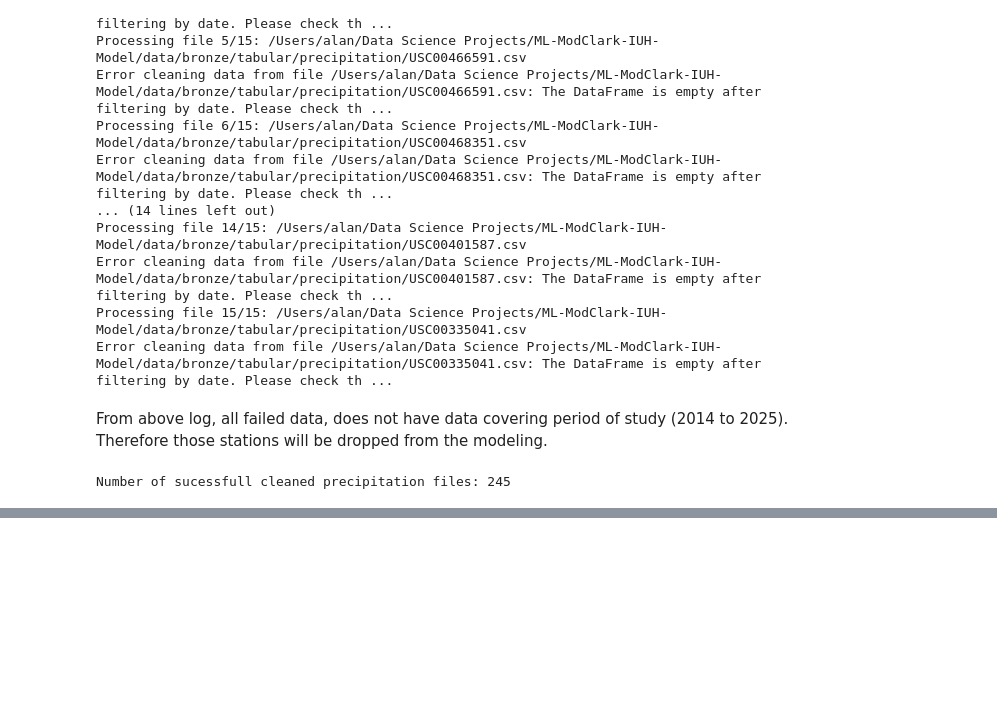
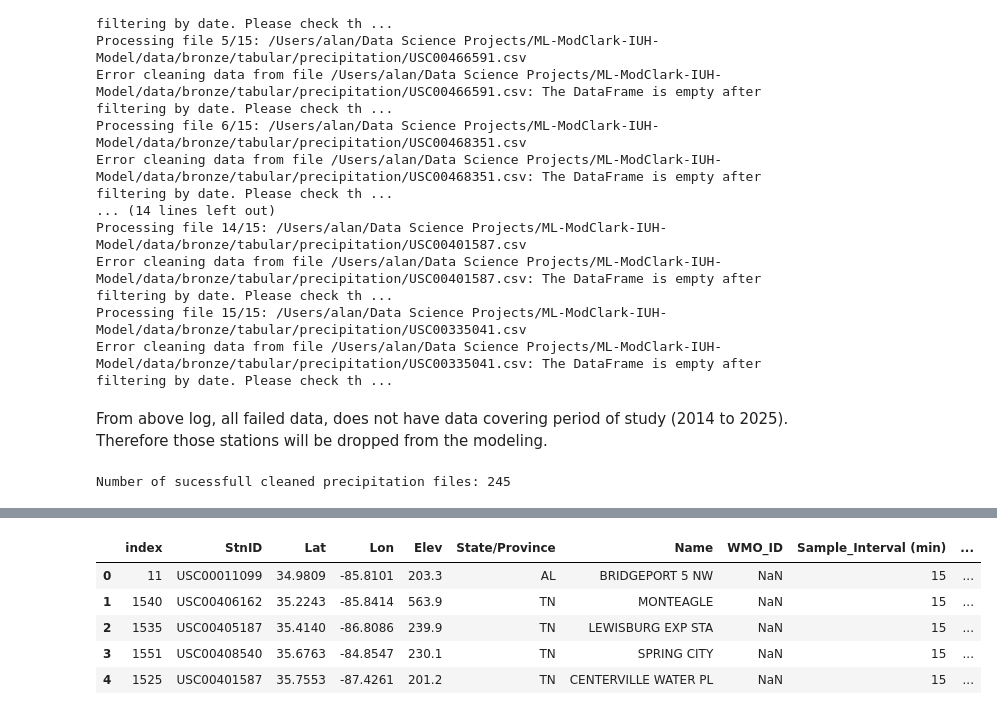
Before and after one commit to vpalvesalan/ML-ModClark-IUH-Model, a Jupyter notebook: notebooks/preprocessing/5_ppt_historical_data_preprocessing.ipynb, the cells around one changed output, grey strips where cells are left out. Drawn from its saved outputs; the diff is of its cells as text; code cells hidden in the pictures; blank space fills up the shorter version.

```diff
--- a/notebooks/preprocessing/5_ppt_historical_data_preprocessing.ipynb
+++ b/notebooks/preprocessing/5_ppt_historical_data_preprocessing.ipynb
@@ -776,0 +783,11 @@ Number of sucessfull cleaned precipitation files: 245
+# %%
+ppt_station_path = r'/Users/alan/Data Science Projects/ML-ModClark-IUH-Model/data/silver/geo/gpkg/study_area_ppt_stn.gpkg'
+ppt_station = gpd.read_file(ppt_station_path)
+ppt_station.head()
+# %% [output]
+|  | index | StnID | Lat | Lon | Elev | State/Province | Name | WMO_ID | Sample_Interval (min) | ... |
+| 0 | 11 | USC00011099 | 34.9809 | -85.8101 | 203.3 | AL | BRIDGEPORT 5 NW | NaN | 15 | ... |
+| 1 | 1540 | USC00406162 | 35.2243 | -85.8414 | 563.9 | TN | MONTEAGLE | NaN | 15 | ... |
+| 2 | 1535 | USC00405187 | 35.4140 | -86.8086 | 239.9 | TN | LEWISBURG EXP STA | NaN | 15 | ... |
+| 3 | 1551 | USC00408540 | 35.6763 | -84.8547 | 230.1 | TN | SPRING CITY | NaN | 15 | ... |
+| 4 | 1525 | USC00401587 | 35.7553 | -87.4261 | 201.2 | TN | CENTERVILLE WATER PL | NaN | 15 | ... |
```
Also changed, not shown: parts of 3 cells of this notebook.
